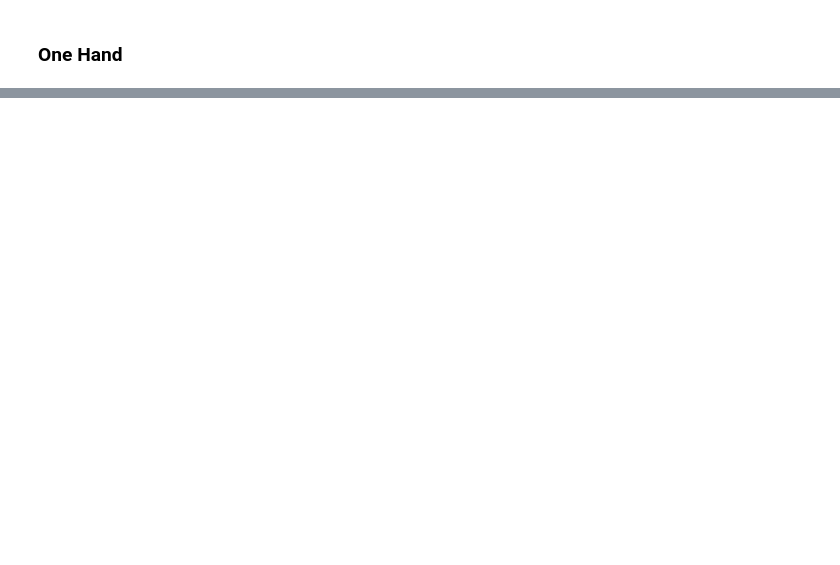
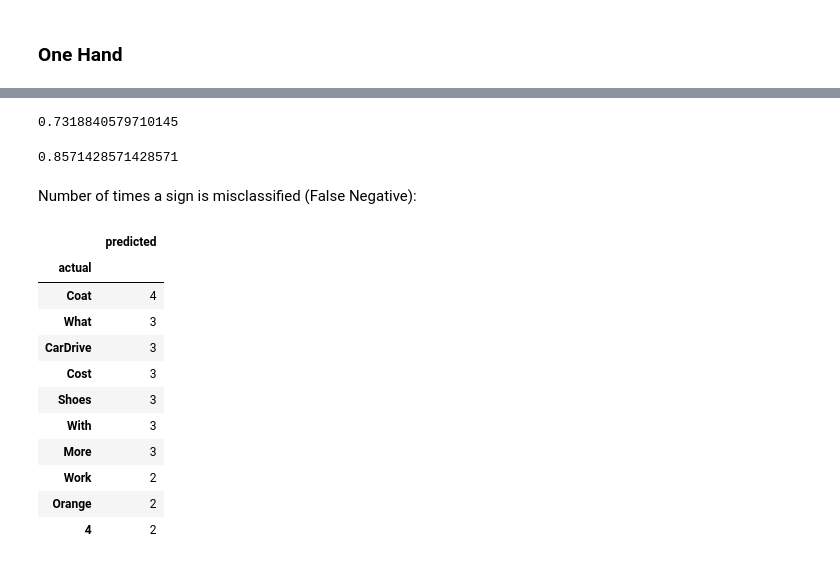
Before and after one commit to chenson2018/APM-Project, a Jupyter notebook: LeapMotion/Pipeline.ipynb, the cells around one changed output, grey strips where cells are left out. Drawn from its saved outputs; the diff is of its cells as text; code cells hidden in the pictures; blank space fills up the shorter version.

```diff
--- a/LeapMotion/Pipeline.ipynb
+++ b/LeapMotion/Pipeline.ipynb
@@ -188,0 +191,51 @@ plt.show()
+# %%
+X_train, X_test, y_train, y_test = train_test_split(X_two_hand,
+                                                    y_two_hand,
+                                                    stratify=y_two_hand,
+                                                    test_size=0.25,
+                                                    random_state = 42)
+
+clf = LinearDiscriminantAnalysis()
+clf.fit(X_train, y_train)
+
+two_hand_pred = pd.DataFrame(zip(y_test, clf.predict(X_test)), columns=['actual', 'predicted'])
+
+clf.score(X_test,y_test)
+# %% [output]
+0.7318840579710145
+# %%
+X_train, X_test, y_train, y_test = train_test_split(X_one_hand,
+                                                    y_one_hand,
+                                                    stratify=y_one_hand,
+                                                    test_size=0.25,
+                                                    random_state = 42)
+
+clf = LinearDiscriminantAnalysis()
+clf.fit(X_train, y_train)
+
+one_hand_pred = pd.DataFrame(zip(y_test, clf.predict(X_test)), columns=['actual', 'predicted'])
+
+clf.score(X_test,y_test)
+# %% [output]
+0.8571428571428571
+# %%
+combined_pred = pd.concat([one_hand_pred, two_hand_pred])
+# %%
+misclass = combined_pred[combined_pred.actual != combined_pred.predicted]
+# %% [markdown]
+Number of times a sign is misclassified (False Negative):
+# %%
+pd.DataFrame(misclass.groupby(['actual'])[['predicted']].agg('count')['predicted'].sort_values(ascending = False)).iloc[:10]
+# %% [output]
+|  | predicted |
+| actual |  |
+| Coat | 4 |
+| What | 3 |
+| CarDrive | 3 |
+| Cost | 3 |
+| Shoes | 3 |
+| With | 3 |
+| More | 3 |
+| Work | 2 |
+| Orange | 2 |
+| 4 | 2 |
```
Also changed, not shown: parts of 13 cells of this notebook.
